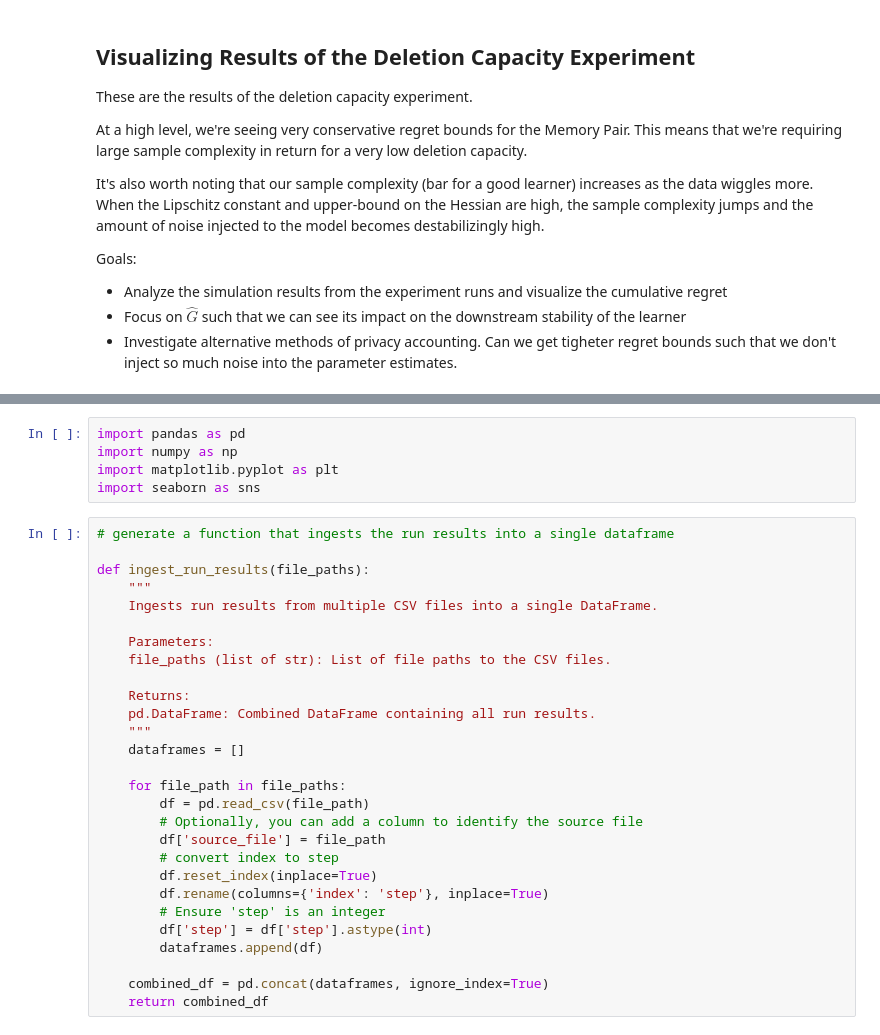
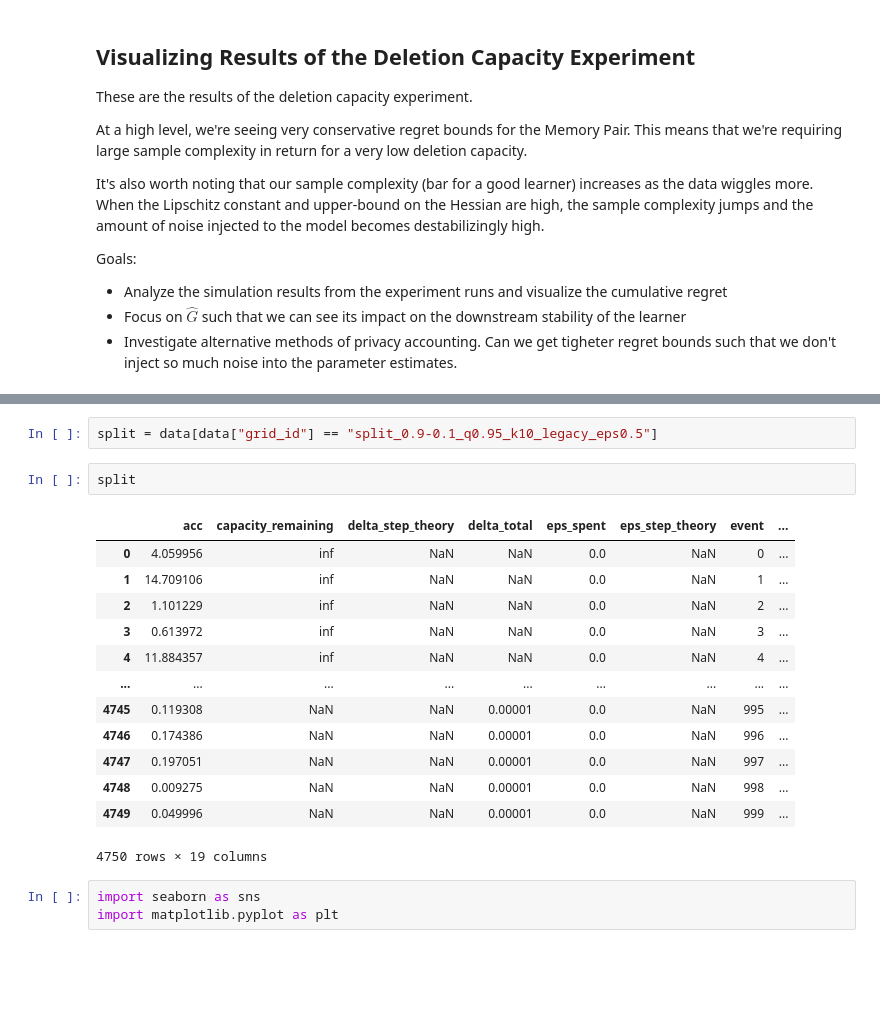
Before and after one commit to kennonstewart/unlearning-research-meta, a Jupyter notebook: experiments/deletion_capacity/results/analysis.ipynb, the cells around one changed output, grey strips where cells are left out. Drawn from its saved outputs; the diff is of its cells as text; blank space fills up the shorter version.

```diff
--- a/experiments/deletion_capacity/results/analysis.ipynb
+++ b/experiments/deletion_capacity/results/analysis.ipynb
@@ -14,33 +27,21 @@ Goals:
+# %%
+split = data[data["grid_id"] == "split_0.9-0.1_q0.95_k10_legacy_eps0.5"]
+# %%
+split
+# %% [output]
+|  | acc | capacity_remaining | delta_step_theory | delta_total | eps_spent | eps_step_theory | event | ... |
+| 0 | 4.059956 | inf | NaN | NaN | 0.0 | NaN | 0 | ... |
+| 1 | 14.709106 | inf | NaN | NaN | 0.0 | NaN | 1 | ... |
+| 2 | 1.101229 | inf | NaN | NaN | 0.0 | NaN | 2 | ... |
+| 3 | 0.613972 | inf | NaN | NaN | 0.0 | NaN | 3 | ... |
+| 4 | 11.884357 | inf | NaN | NaN | 0.0 | NaN | 4 | ... |
+| ... | ... | ... | ... | ... | ... | ... | ... | ... |
+| 4745 | 0.119308 | NaN | NaN | 0.00001 | 0.0 | NaN | 995 | ... |
+| 4746 | 0.174386 | NaN | NaN | 0.00001 | 0.0 | NaN | 996 | ... |
+| 4747 | 0.197051 | NaN | NaN | 0.00001 | 0.0 | NaN | 997 | ... |
+| 4748 | 0.009275 | NaN | NaN | 0.00001 | 0.0 | NaN | 998 | ... |
+| 4749 | 0.049996 | NaN | NaN | 0.00001 | 0.0 | NaN | 999 | ... |
+4750 rows × 19 columns
 # %%
-import pandas as pd
-import numpy as np
+import seaborn as sns
 import matplotlib.pyplot as plt
-import seaborn as sns
-# %%
-# generate a function that ingests the run results into a single dataframe
-
-def ingest_run_results(file_paths):
-    """
-    Ingests run results from multiple CSV files into a single DataFrame.
-
-    Parameters:
-    file_paths (list of str): List of file paths to the CSV files.
-
-    Returns:
-    pd.DataFrame: Combined DataFrame containing all run results.
-    """
-    dataframes = []
-
-    for file_path in file_paths:
-        df = pd.read_csv(file_path)
-        # Optionally, you can add a column to identify the source file
-        df['source_file'] = file_path
-        # convert index to step
-        df.reset_index(inplace=True)
-        df.rename(columns={'index': 'step'}, inplace=True)
-        # Ensure 'step' is an integer
-        df['step'] = df['step'].astype(int)
-        dataframes.append(df)
-
-    combined_df = pd.concat(dataframes, ignore_index=True)
-    return combined_df
```
Also changed, not shown: parts of 13 cells of this notebook, 3 other files.
